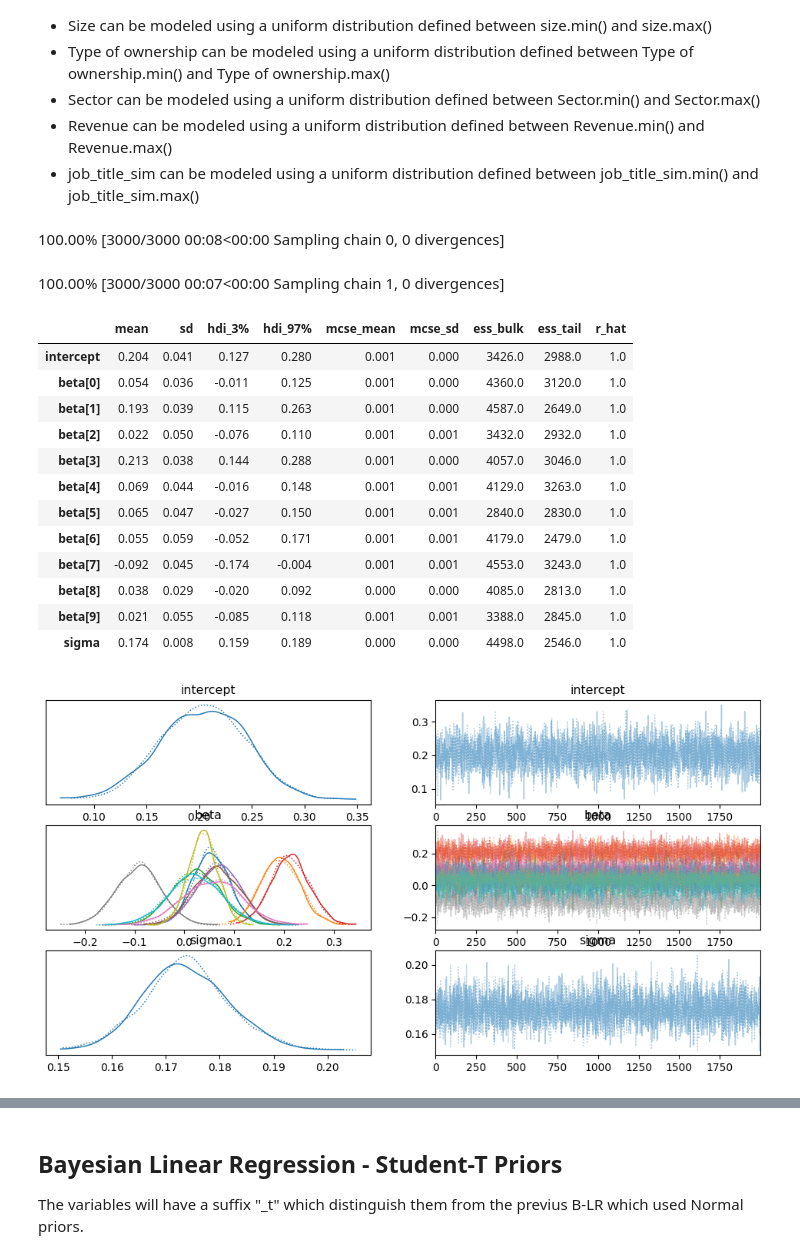
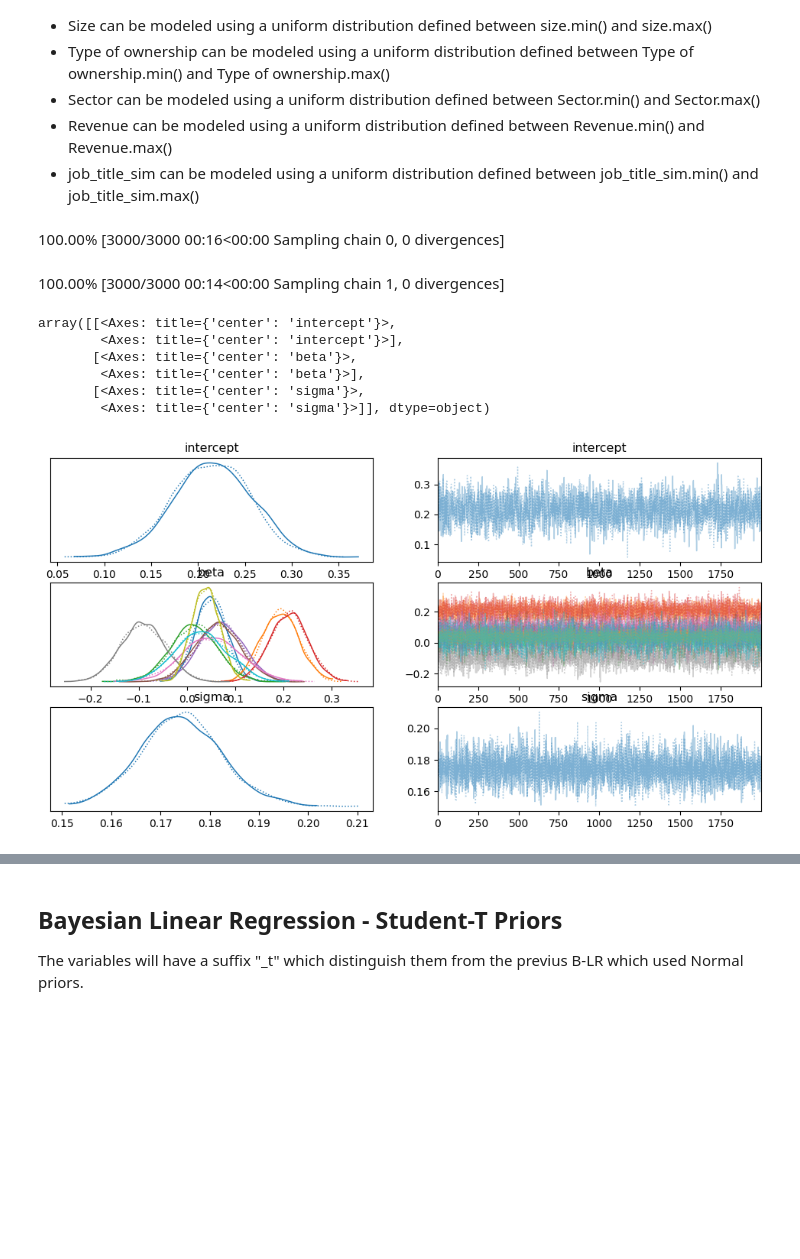
Before and after one commit to giordanovitale/Bayesian-Analysis, a Jupyter notebook: LR.ipynb, the cells around one changed output, grey strips where cells are left out. Cells and saved outputs as stored; diff of their text form; code cells hidden in the pictures; blank space fills up the shorter version.

```diff
--- a/LR.ipynb
+++ b/LR.ipynb
@@ -368,0 +342,3 @@ encoded_data.head()
+# %%
+train_encoded, test_encoded, mapping = target_encode_dfs(trn, tst, ['Type of ownership', 'Sector', 'job_title_sim'],'Avg Salary(K)')
+train_encoded.head(1), test_encoded.head(1)
@@ -523,43 +531,39 @@ How to model the prior distributions?
 - Sector can be modeled using a uniform distribution defined between Sector.min() and Sector.max()
 - Revenue can be modeled using a uniform distribution defined between Revenue.min() and Revenue.max()
 - job_title_sim can be modeled using a uniform distribution defined between job_title_sim.min() and job_title_sim.max()
+# %%
+def bayesian_lr(X_train, y_train, m = 0, s= 10, samples = 2000, tune = 1000,cores =1):
+  # Define Bayesian Linear Regression model
+  with pm.Model() as bayesian_lr_model:
+      # Priors for coefficients
+      beta_0 = pm.Normal('intercept', mu=m, sigma= s)  # Prior for intercept
+      beta = pm.Normal('beta', mu=m, sigma=s , shape=X_train.shape[1])  # Prior for coefficients
+
+      # Linear regression equation
+      mu = beta_0 + pm.math.dot(beta, X_train.values.T)
+
+      # Likelihood (sampling distribution)
+      sigma = pm.HalfNormal('sigma', sigma= s)  # Prior for the standard deviation of the noise
+      y_obs = pm.Normal('y_obs', mu=mu, sigma=sigma, observed=y_train.values)  # Likelihood function
+
+      # Sample from the posterior distribution
+      trace = pm.sample(samples, tune=tune, cores=cores)
+
+
+      return trace
 # %%
-# Define Bayesian Linear Regression model
-with pm.Model() as bayesian_lr_model:
-    # Priors for coefficients
-    beta_0 = pm.Normal('intercept', mu=0, sigma=10)  # Prior for intercept
-    beta = pm.Normal('beta', mu=0, sigma=10, shape=X_train.shape[1])  # Prior for coefficients
-
-    # Linear regression equation
-    mu = beta_0 + pm.math.dot(beta, X_train.values.T)
-
-    # Likelihood (sampling distribution)
-    sigma = pm.HalfNormal('sigma', sigma=10)  # Prior for the standard deviation of the noise
-    y_obs = pm.Normal('y_obs', mu=mu, sigma=sigma, observed=y_train.values)  # Likelihood function
-
-    # Sample from the posterior distribution
-    trace = pm.sample(2000, tune=1000, cores=1)
+trace_bayesian_lr = bayesian_lr(X_train,y_train , m = 0, s= 10, samples = 2000, tune = 1000,cores =1)
 # %% [output]
-100.00% [3000/3000 00:08<00:00 Sampling chain 0, 0 divergences]
+100.00% [3000/3000 00:16<00:00 Sampling chain 0, 0 divergences]
-100.00% [3000/3000 00:07<00:00 Sampling chain 1, 0 divergences]
+100.00% [3000/3000 00:14<00:00 Sampling chain 1, 0 divergences]
 # %%
 # Plot posterior distributions
-pm.plot_trace(trace)
-
-# Summarize posterior statistics
-pm.summary(trace)
+pm.plot_trace(trace_bayesian_lr)
 # %% [output]
-|  | mean | sd | hdi_3% | hdi_97% | mcse_mean | mcse_sd | ess_bulk | ess_tail | r_hat |
-| intercept | 0.204 | 0.041 | 0.127 | 0.280 | 0.001 | 0.000 | 3426.0 | 2988.0 | 1.0 |
-| beta[0] | 0.054 | 0.036 | -0.011 | 0.125 | 0.001 | 0.000 | 4360.0 | 3120.0 | 1.0 |
-| beta[1] | 0.193 | 0.039 | 0.115 | 0.263 | 0.001 | 0.000 | 4587.0 | 2649.0 | 1.0 |
-| beta[2] | 0.022 | 0.050 | -0.076 | 0.110 | 0.001 | 0.001 | 3432.0 | 2932.0 | 1.0 |
-| beta[3] | 0.213 | 0.038 | 0.144 | 0.288 | 0.001 | 0.000 | 4057.0 | 3046.0 | 1.0 |
-| beta[4] | 0.069 | 0.044 | -0.016 | 0.148 | 0.001 | 0.001 | 4129.0 | 3263.0 | 1.0 |
-| beta[5] | 0.065 | 0.047 | -0.027 | 0.150 | 0.001 | 0.001 | 2840.0 | 2830.0 | 1.0 |
-| beta[6] | 0.055 | 0.059 | -0.052 | 0.171 | 0.001 | 0.001 | 4179.0 | 2479.0 | 1.0 |
-| beta[7] | -0.092 | 0.045 | -0.174 | -0.004 | 0.001 | 0.001 | 4553.0 | 3243.0 | 1.0 |
-| beta[8] | 0.038 | 0.029 | -0.020 | 0.092 | 0.000 | 0.000 | 4085.0 | 2813.0 | 1.0 |
-| beta[9] | 0.021 | 0.055 | -0.085 | 0.118 | 0.001 | 0.001 | 3388.0 | 2845.0 | 1.0 |
-| sigma | 0.174 | 0.008 | 0.159 | 0.189 | 0.000 | 0.000 | 4498.0 | 2546.0 | 1.0 |
+array([[<Axes: title={'center': 'intercept'}>,
+        <Axes: title={'center': 'intercept'}>],
+       [<Axes: title={'center': 'beta'}>,
+        <Axes: title={'center': 'beta'}>],
+       [<Axes: title={'center': 'sigma'}>,
+        <Axes: title={'center': 'sigma'}>]], dtype=object)
-[figure, old version]
+[figure, new version]
```
Also changed, not shown: parts of 129 cells of this notebook.
